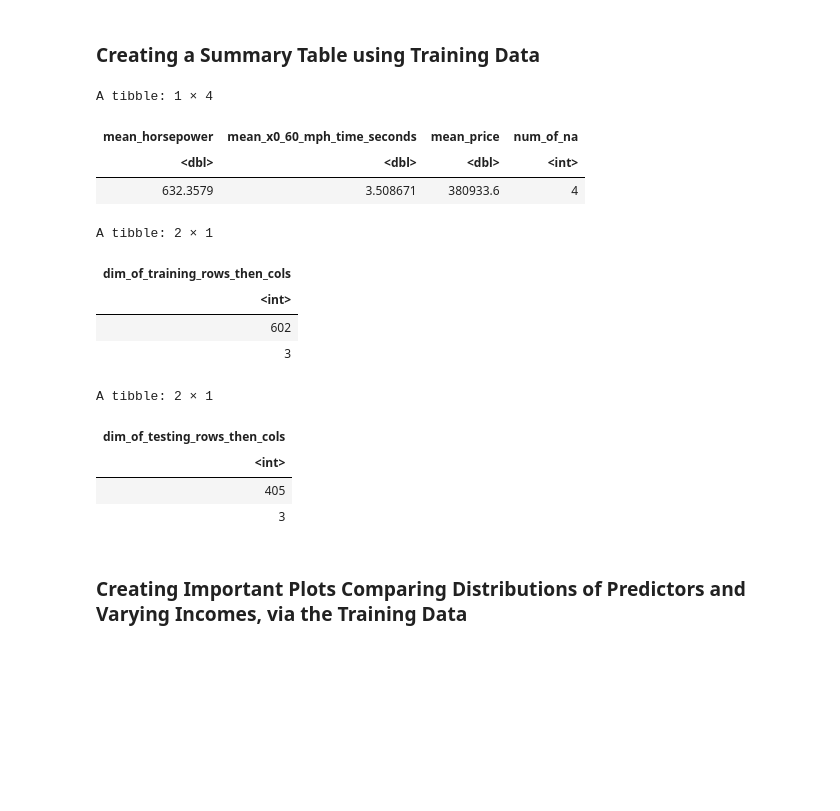
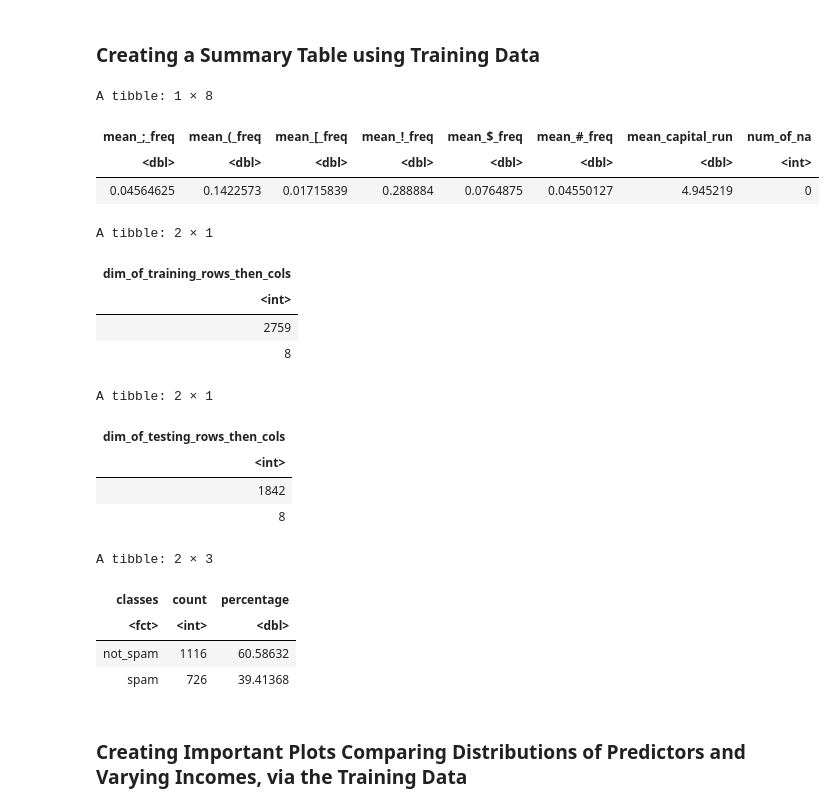
Before and after one commit to aadikanwar/DSCI100_group_project, a Jupyter notebook: group_project_proposal.ipynb, the cells around one changed output. Saved outputs shown, nothing was run; the diff lists cells and outputs as text; code cells hidden in the pictures; blank space fills up the shorter version.

```diff
--- a/group_project_proposal.ipynb
+++ b/group_project_proposal.ipynb
@@ -52,15 +49,16 @@ A spec_tbl_df: 1007 × 8
 set.seed(200)
 # install.packages('janitor')
 # library(janitor)
+## we can pre-select some columns instead of naming all 58 columns, as the column names are described in the dataset location (DOI)
+spam_data <- read_csv("data/spambase_data.csv", col_names = FALSE) |>
+    select(49: 55, X58) |>
+    rename("char_freq_semicolon" = "X49", "char_freq_paren" = "X50", "char_freq_brack" = "X51", "char_freq_excl" = "X52", "char_freq_mon" = "X53", "char_freq_hash" = "X54", "capital_run_length_average" = "X55", "spam_or_not_spam" = "X58") ## renaming the column names to proper names
 
-clean_cars_data <- car_raw |>
-    clean_names() |>
-    mutate(horsepower = as.numeric(horsepower)) |>
-    mutate(torque_lb_ft = as.numeric(torque_lb_ft)) |>
-    mutate(x0_60_mph_time_seconds = as.numeric(x0_60_mph_time_seconds)) |>
-    mutate(price_in_usd = as.numeric(price_in_usd)) |>
-    select(horsepower, x0_60_mph_time_seconds, price_in_usd)
+spam_data <- spam_data |>
+    mutate(spam_or_not_spam = as_factor(spam_or_not_spam))
 
+spam_data <- spam_data |>
+    mutate(spam_or_not_spam = fct_recode(spam_or_not_spam, "spam" = "1", "not_spam" = "0"))
 
-head(clean_cars_data, n = 10)
+spam_data
 # %% [output]
@@ -99,45 +100,59 @@ The data presented is sensibly clean and wrangled appropriately. Each row is a s
 # %%
 library(tidymodels) # for training and testing split
 library(dbplyr) # for the rename function
 set.seed(200) # to fix the randomization to one randomization
-car_split <- initial_split(clean_cars_data, prop = 0.6, strata = price_in_usd)  #splitting the data into training and testing data
-car_training <- training(car_split)
-car_testing <- testing(car_split)
+spam_split <- initial_split(spam_data, prop = 0.6, strata = spam_or_not_spam)  #splitting the data into training and testing data
+spam_training <- training(spam_split)
+spam_testing <- testing(spam_split)
 
-summary_table_1 <- car_training |>  # computes the averages of variables in data, along with the number of NA's in data
+summary_table_1 <- spam_training |>
+    select(-spam_or_not_spam) |>              # computes the averages of variables in data, along with the number of NA's in data
     map_df(mean, na.rm = TRUE) |>
-    mutate(num_of_na = sum(is.na(car_training)))
+    mutate(num_of_na = sum(is.na(spam_training)))
 
-summary_table_1 <- summary_table_1 |>
-    rename("mean_horsepower" = "horsepower", "mean_x0_60_mph_time_seconds" = "x0_60_mph_time_seconds", "mean_price" = "price_in_usd")
+summary_table_1 <- summary_table_1 |>  # renaming the names in the aforementioned table
+    rename("mean_;_freq" = "char_freq_semicolon", "mean_(_freq" = "char_freq_paren", "mean_[_freq" = "char_freq_brack", "mean_!_freq" = "char_freq_excl", "mean_$_freq" = "char_freq_mon", "mean_#_freq" = "char_freq_hash", "mean_capital_run" = "capital_run_length_average")
 
 summary_table_1
 
-count_of_NA <- sum(is.na(car_training))
-
-
-summary_table_2 <- tibble(dim(car_training)) |>
-    rename("dim_of_training_rows_then_cols" = "dim(car_training)") #dimensions of the training data
-summary_table_3 <- tibble(dim(car_testing)) |>
-    rename("dim_of_testing_rows_then_cols" = "dim(car_testing)")   #dimensions of the testing data
+summary_table_2 <- tibble(dim(spam_training)) |>
+    rename("dim_of_training_rows_then_cols" = "dim(spam_training)") #dimensions of the training data
+summary_table_3 <- tibble(dim(spam_testing)) |>
+    rename("dim_of_testing_rows_then_cols" = "dim(spam_testing)")   #dimensions of the testing data
 
 summary_table_2
 summary_table_3
+
+
+number_of_obs <- nrow(spam_testing)
+
+summary_table_4 <- spam_testing |>  ## showing the percentage distribution of the classes spam and not spam
+    group_by(spam_or_not_spam) |>
+    summarize(count = n(), percentage = n()/ number_of_obs * 100)
+
+summary_table_4 <- summary_table_4 |>
+    rename("classes" = "spam_or_not_spam")
+summary_table_4
 # %% [output]
-A tibble: 1 × 4
+A tibble: 1 × 8
-| mean_horsepower | mean_x0_60_mph_time_seconds | mean_price | num_of_na |
-| <dbl> | <dbl> | <dbl> | <int> |
-| 632.3579 | 3.508671 | 380933.6 | 4 |
+| mean_;_freq | mean_(_freq | mean_[_freq | mean_!_freq | mean_$_freq | mean_#_freq | mean_capital_run | num_of_na |
+| <dbl> | <dbl> | <dbl> | <dbl> | <dbl> | <dbl> | <dbl> | <int> |
+| 0.04564625 | 0.1422573 | 0.01715839 | 0.288884 | 0.0764875 | 0.04550127 | 4.945219 | 0 |
 A tibble: 2 × 1
 | dim_of_training_rows_then_cols |
 | <int> |
-| 602 |
-| 3 |
+| 2759 |
+| 8 |
 A tibble: 2 × 1
 | dim_of_testing_rows_then_cols |
 | <int> |
-| 405 |
-| 3 |
+| 1842 |
+| 8 |
+A tibble: 2 × 3
+| classes | count | percentage |
+| <fct> | <int> | <dbl> |
+| not_spam | 1116 | 60.58632 |
+| spam | 726 | 39.41368 |
 # %% [markdown]
 ### Creating Important Plots Comparing Distributions of Predictors and Varying Incomes, via the Training Data
 # %%
```
Also changed, not shown: parts of 8 cells of this notebook.
